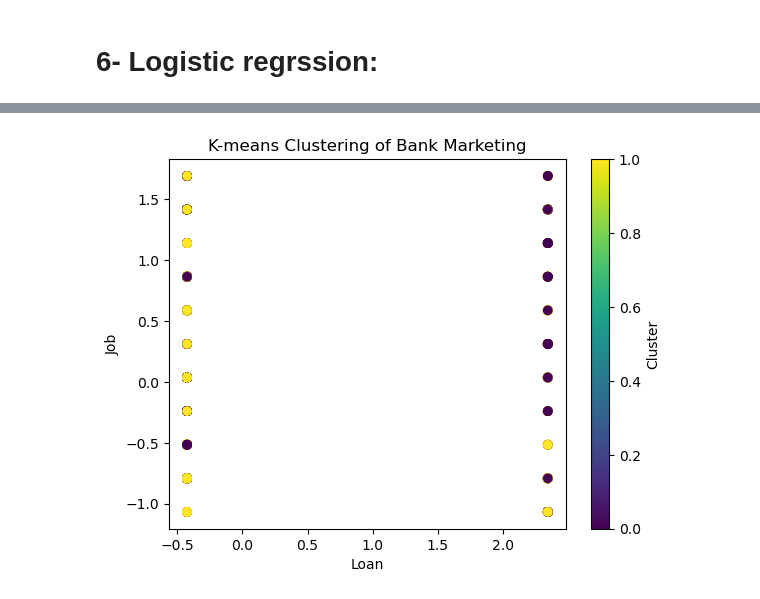
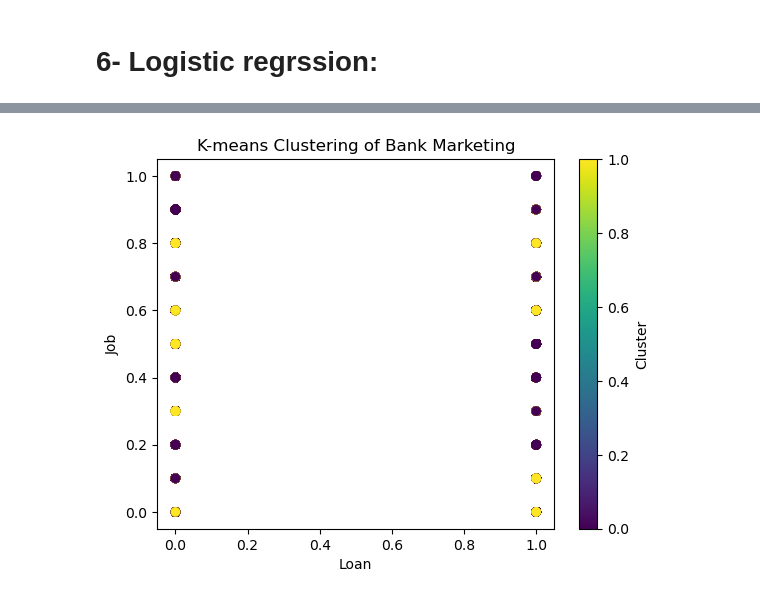
Before and after one commit to Ahmed8042/DataScience, a Jupyter notebook: Bank Marketing.ipynb, the cells around one changed output, grey strips where cells are left out. Drawn from its saved outputs; the diff is of its cells as text; code cells hidden in the pictures.

```diff
--- a/Bank Marketing.ipynb
+++ b/Bank Marketing.ipynb
@@ -371,7 +373,7 @@ Name: Y, Length: 30488, dtype: object
 # %%
 min_max = MinMaxScaler()
 X_selected = X.copy()
-X_selected.iloc[:, 1:] = min_max.fit_transform(X_selected.iloc[:, 1:])
+X_selected.iloc[:, :] = min_max.fit_transform(X_selected.iloc[:, :])
 X = X_selected
 X
 # %% [output]
@@ -418,5 +420,5 @@ df.duplicated().values.any()
 # %% [output]
 False
 # %%
-undersample = RandomUnderSampler(sampling_strategy='majority',random_state=101)
-X_under, y_under = undersample.fit_resample(X, y)
+undersample = RandomOverSampler(sampling_strategy='minority',random_state=101)
+X_over, y_over = undersample.fit_resample(X, y)
@@ -847,7 +711,7 @@ plt.savefig('ConfusionMatrix.png')
 inertia = []
 for k in range(1, 11):
     kmeans = KMeans(n_clusters=k, random_state=42)
-    kmeans.fit(df_feat)
+    kmeans.fit(X_over)
     inertia.append(kmeans.inertia_)
 
 # Plot the Elbow Method to visualize the optimal number of clusters
@@ -875,19 +725,20 @@ df_feat.head(10)
 # %%
-# Based on the Elbow Method, we choose the optimal k
-# We inspect where the inertia starts decreasing at a slower rate
+# Based on the Elbow Method, choose the optimal k
 k = 2
 
+# Perform K-means clustering with the optimal k
 kmeans = KMeans(n_clusters=k, random_state=42)
-clusters = kmeans.fit_predict(df_feat)
+clusters = kmeans.fit_predict(X_over)
 
-df_feat['Cluster'] = clusters
+# Add cluster labels to the dataframe
+X_over['Cluster'] = clusters
 
 # Visualize the clusters
-plt.scatter(df_feat['Loan'], df_feat['Job'], c=df_feat['Cluster'])
+plt.scatter(X_over['Loan'], X_over['Job'], c=X_over['Cluster'], cmap='viridis')
 plt.xlabel('Loan')
 plt.ylabel('Job')
 plt.title('K-means Clustering of Bank Marketing')
 plt.colorbar(label='Cluster')
 plt.show()
 # %% [output]
-[figure, old version]
+[figure, new version]
```
Also changed, not shown: parts of 55 cells of this notebook.
